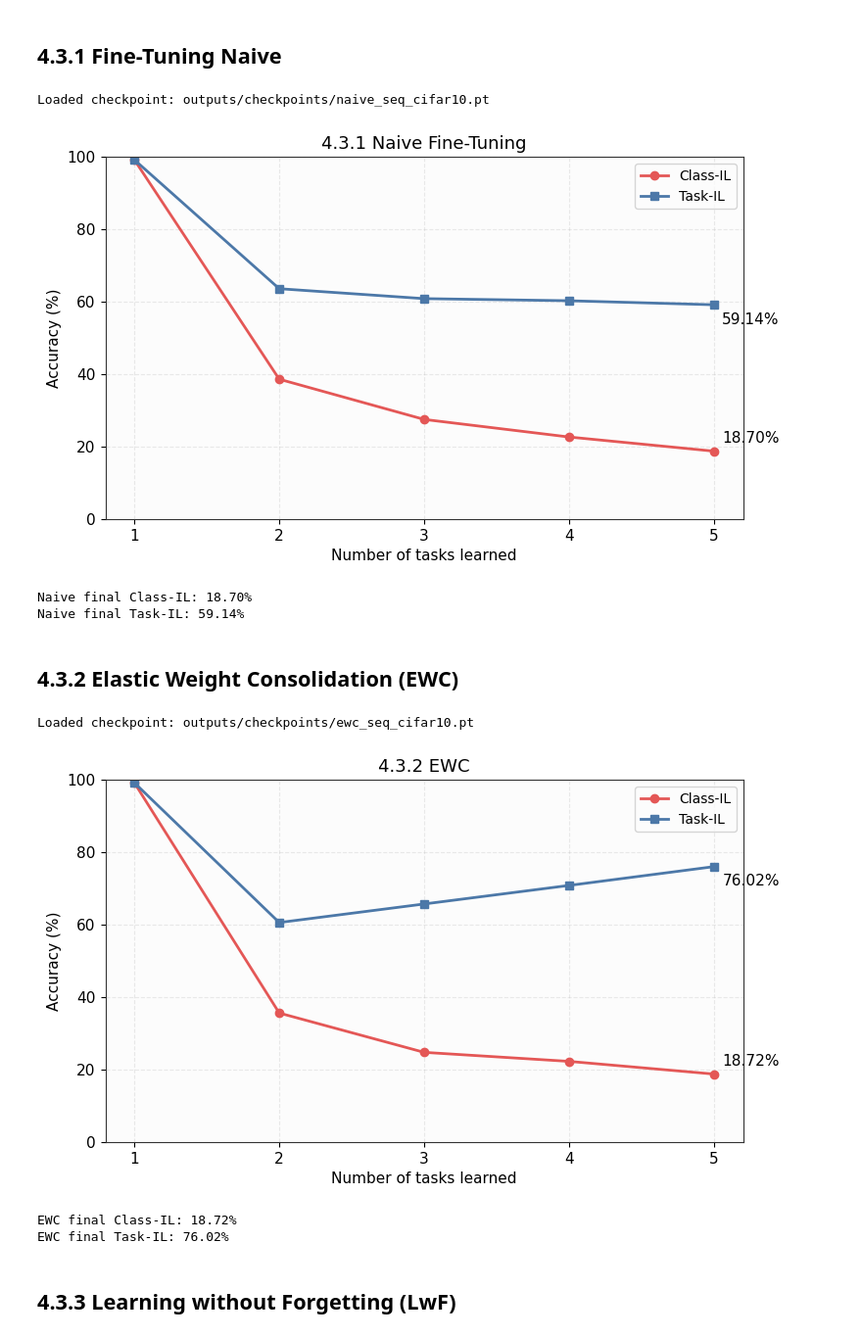
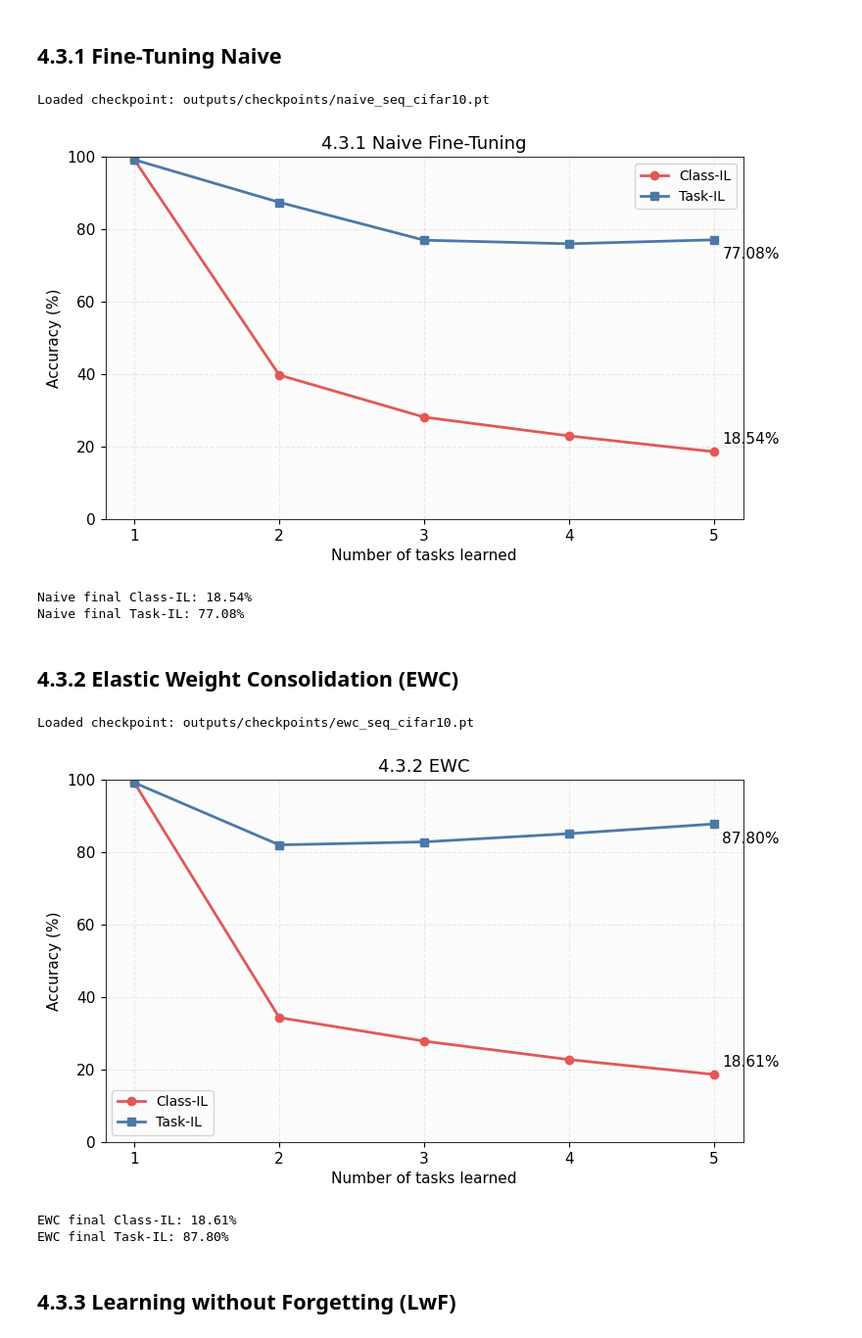
Before and after one commit to Mateo-Giacometti/seq_cifar10_continual_learning, a Jupyter notebook: tp1.ipynb, the cells around one changed output. Shown at 98% size. Cells and saved outputs as stored; diff of their text form; code cells hidden in the pictures.

```diff
--- a/tp1.ipynb
+++ b/tp1.ipynb
@@ -301,11 +403,18 @@ Final Task 0 test accuracy (linear): 99.20%
 # %%
 naive_ckpt = ckpt("naive_seq_cifar10.pt")
 
+need_train_naive = True
 if naive_ckpt.exists():
     payload = load_checkpoint(naive_ckpt, map_location=device)
-    naive_history = payload["history"]
-    print(f"Loaded checkpoint: {naive_ckpt}")
-else:
+    candidate_history = payload.get("history", {})
+    if history_matches_protocol(candidate_history):
+        naive_history = candidate_history
+        print(f"Loaded checkpoint: {naive_ckpt}")
+        need_train_naive = False
+    else:
+        print("Naive checkpoint incompatible with from_task0_pretrained protocol. Re-training and overwriting.")
+
+if need_train_naive:
     naive_model, naive_history = train_naive_finetuning_method(
         backbone=supcon_model.backbone,
         feat_dim=feat_dim,
@@ -318,6 +427,10 @@ else:
         lr=float(cfg.finetuning.lr),
         momentum=float(cfg.finetuning.momentum),
         weight_decay=float(cfg.finetuning.weight_decay),
+        task_ids=protocol_task_ids,
+        initial_model=initial_classifier,
+        initial_seen_task_ids=initial_seen_task_ids,
+        baseline_payload=task0_baseline,
         verbose=True,
     )
     save_checkpoint(
@@ -334,52 +447,64 @@ print(f"Naive final Class-IL: {naive_history['class_il'][-1]:.2f}%")
 print(f"Naive final Task-IL: {naive_history['task_il'][-1]:.2f}%")
 # %% [output]
 Loaded checkpoint: outputs/checkpoints/naive_seq_cifar10.pt
-[figure, old version]
+[figure, new version]
-Naive final Class-IL: 18.70%
-Naive final Task-IL: 59.14%
+Naive final Class-IL: 18.54%
+Naive final Task-IL: 77.08%
 # %% [markdown]
 ## 4.3.2 Elastic Weight Consolidation (EWC)
 # %%
 ewc_ckpt = ckpt("ewc_seq_cifar10.pt")
 
+need_train_ewc = True
 if ewc_ckpt.exists():
     payload = load_checkpoint(ewc_ckpt, map_location=device)
-    ewc_history = payload["history"]
-    print(f"Loaded checkpoint: {ewc_ckpt}")
-else:
+    candidate_history = payload.get("history", {})
+    if history_matches_protocol(candidate_history):
+        ewc_history = candidate_history
+        print(f"Loaded checkpoint: {ewc_ckpt}")
+        need_train_ewc = False
+    else:
+        print("EWC checkpoint incompatible with from_task0_pretrained protocol. Re-training and overwriting.")
+
+if need_train_ewc:
     ewc_model, ewc_history = train_ewc_method(
         backbone=supcon_model.backbone,
         feat_dim=feat_dim,
         train_loaders=task_train_loaders,
         test_loaders=task_test_loaders,
         task_classes=seq_builder.task_classes,
         device=device,
         num_classes=len(CIFAR10_CLASSES),
         epochs_per_task=int(cfg.ewc.epochs_per_task),
         lr=float(cfg.ewc.lr),
         momentum=float(cfg.ewc.momentum),
         weight_decay=float(cfg.ewc.weight_decay),
         ewc_lambda=float(cfg.ewc.lambda_ewc),
         fisher_max_batches=int(cfg.ewc.fisher_max_batches),
+        task_ids=protocol_task_ids,
+        initial_model=initial_classifier,
+        initial_seen_task_ids=initial_seen_task_ids,
+        initial_ewc_terms=initial_ewc_terms,
+        baseline_payload=task0_baseline,
         verbose=True,
     )
     save_checkpoint(
         ewc_ckpt,
         {
             "model": ewc_model.state_dict(),
             "history": ewc_history,
         },
     )
     print(f"Saved checkpoint: {ewc_ckpt}")
 
 plot_cl_metrics(ewc_history, title="4.3.2 EWC", save_path=Path(cfg.outputs.root) / "imgs" / "ewc_cl_metrics.png")
 print(f"EWC final Class-IL: {ewc_history['class_il'][-1]:.2f}%")
 print(f"EWC final Task-IL: {ewc_history['task_il'][-1]:.2f}%")
 # %% [output]
 Loaded checkpoint: outputs/checkpoints/ewc_seq_cifar10.pt
-[figure, old version]
+[figure, new version]
-EWC final Class-IL: 18.72%
-EWC final Task-IL: 76.02%
+EWC final Class-IL: 18.61%
+EWC final Task-IL: 87.80%
 # %% [markdown]
 ## 4.3.3 Learning without Forgetting (LwF)
 # %%
```
Also changed, not shown: parts of 8 cells of this notebook, 9 other files.
